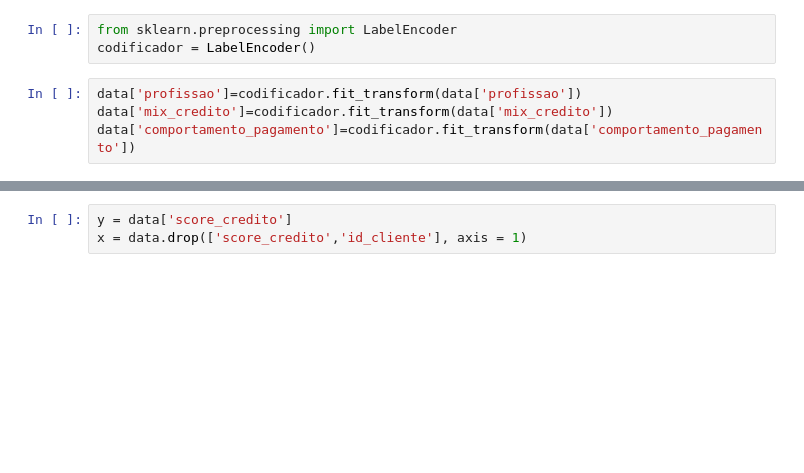
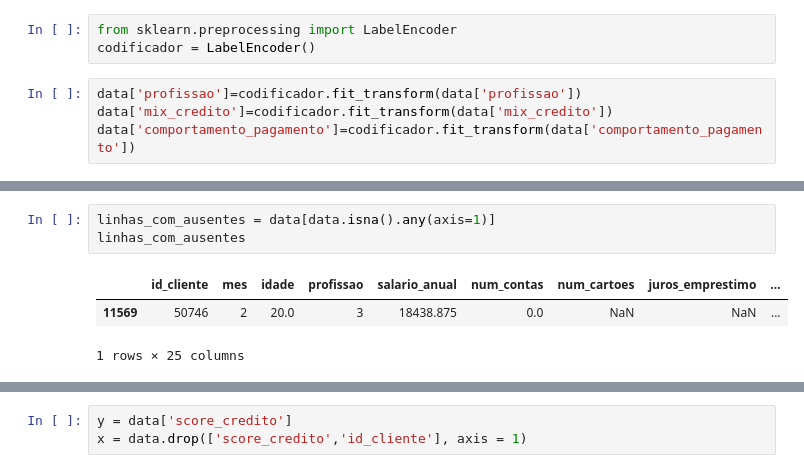
Before and after one commit to EdioHub/Score_Credito, a Jupyter notebook: Score_crédito.ipynb, the cells around one changed output, grey strips where cells are left out. Drawn from its saved outputs; the diff is of its cells as text; blank space fills up the shorter version.

```diff
--- a/Score_crédito.ipynb
+++ b/Score_crédito.ipynb
@@ -95,0 +115,7 @@ memory usage: 19.1+ MB
+# %%
+linhas_com_ausentes = data[data.isna().any(axis=1)]
+linhas_com_ausentes
+# %% [output]
+|  | id_cliente | mes | idade | profissao | salario_anual | num_contas | num_cartoes | juros_emprestimo | ... |
+| 11569 | 50746 | 2 | 20.0 | 3 | 18438.875 | 0.0 | NaN | NaN | ... |
+1 rows × 25 columns
```
Also changed, not shown: parts of 11 cells of this notebook.
